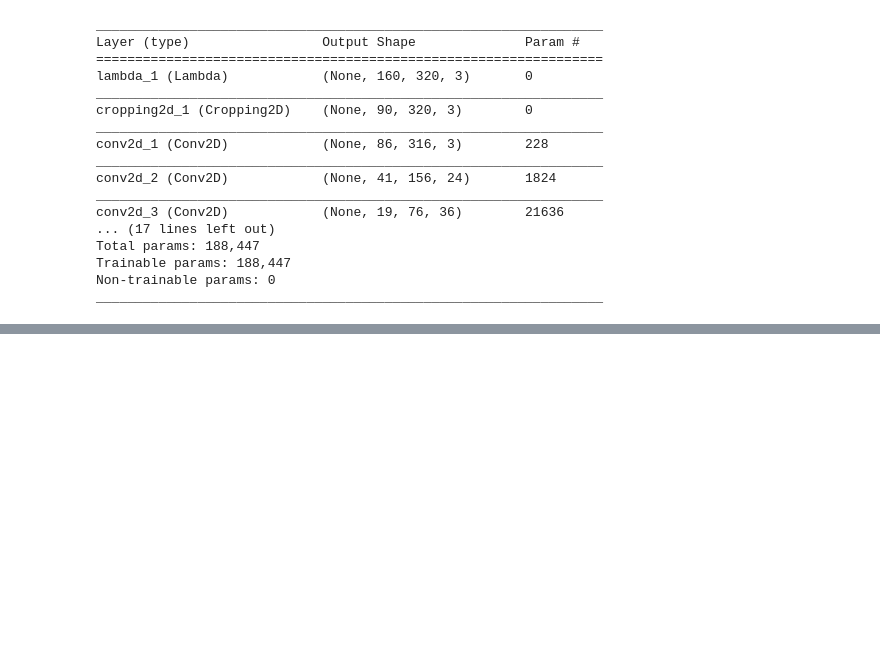
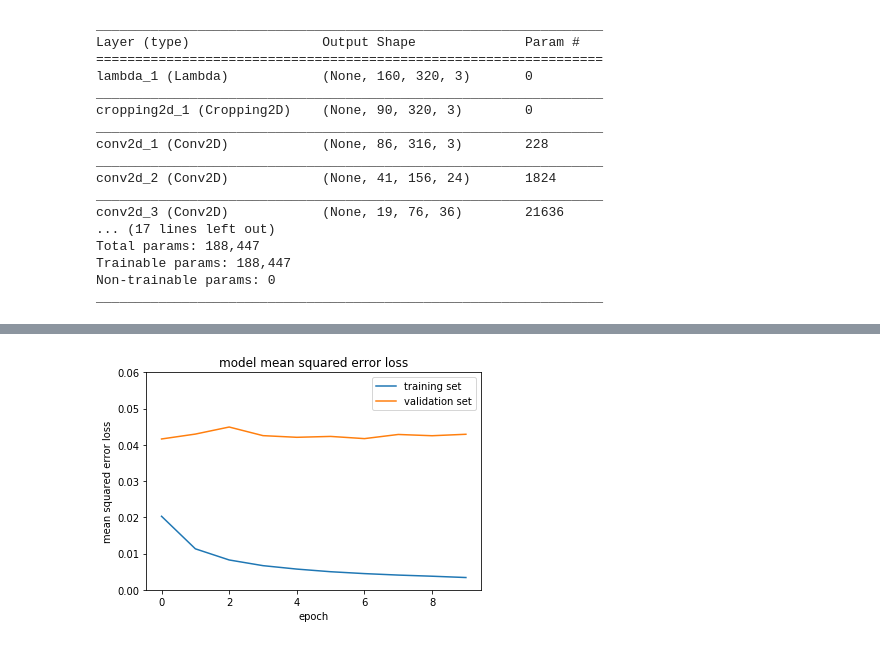
Before and after one commit to bryantravissmith/Self-Driving-Car, a Jupyter notebook: CarND-Behavioral-Cloning-P3/Build Keras Model.ipynb, the cells around one changed output, grey strips where cells are left out. Saved outputs shown, nothing was run; the diff lists cells and outputs as text; code cells hidden in the pictures; blank space fills up the shorter version.

```diff
--- a/CarND-Behavioral-Cloning-P3/Build Keras Model.ipynb
+++ b/CarND-Behavioral-Cloning-P3/Build Keras Model.ipynb
@@ -150,0 +158,11 @@ plt.show()
+# %%
+plt.plot(history.history['loss'])
+plt.plot(history.history['val_loss'])
+plt.title('model mean squared error loss')
+plt.ylabel('mean squared error loss')
+plt.xlabel('epoch')
+plt.legend(['training set', 'validation set'], loc='upper right')
+plt.ylim(0,0.06)
+plt.savefig('validation.png')
+# %% [output]
+[figure, added]
```
Also changed, not shown: parts of 2 cells of this notebook, 3 other files.
